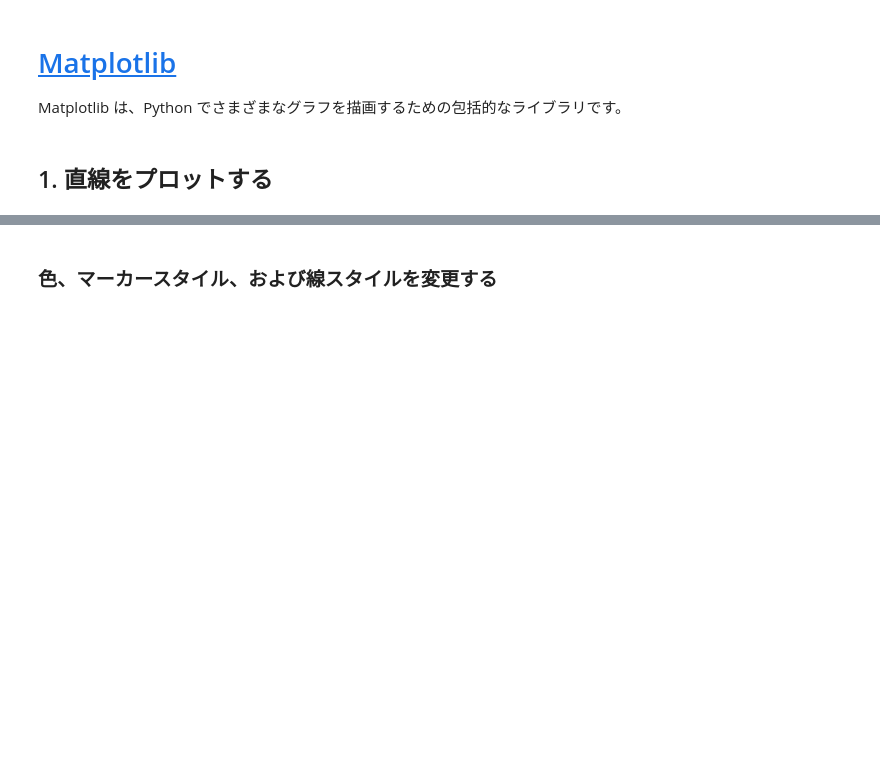
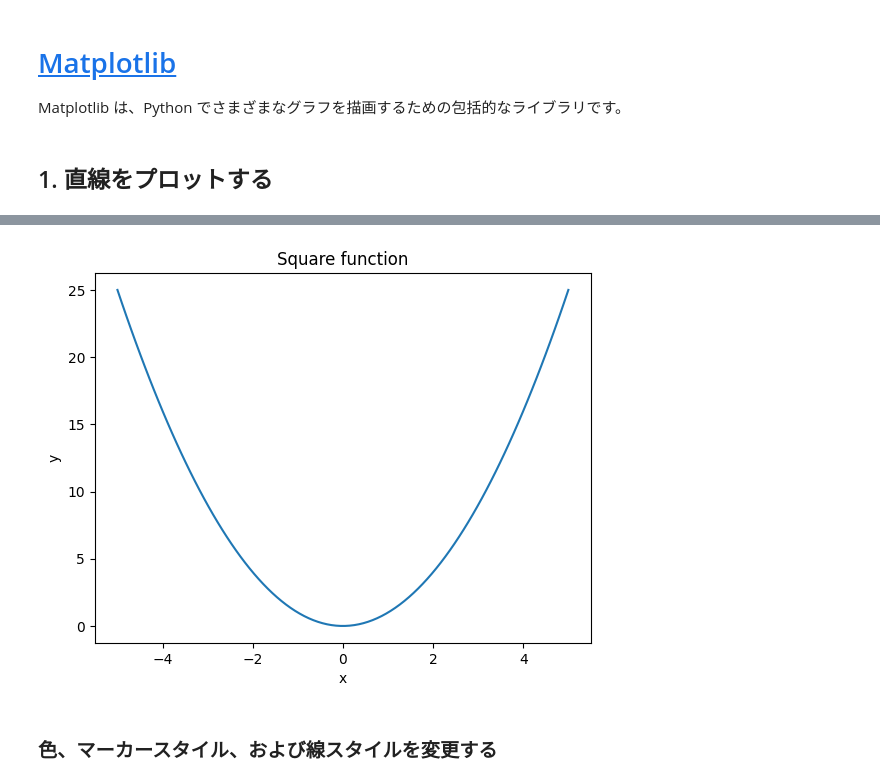
Before and after one commit to kkensuke/myjb-ja, a Jupyter notebook: _sources/pages/python/matplotlib.ipynb, the cells around one changed output, grey strips where cells are left out. Saved outputs shown, nothing was run; the diff lists cells and outputs as text; code cells hidden in the pictures; blank space fills up the shorter version.

```diff
--- a/_sources/pages/python/matplotlib.ipynb
+++ b/_sources/pages/python/matplotlib.ipynb
@@ -24,15 +26,17 @@ plt.show()
 # %%
 # 関数をプロットします。`plt` は `matplotlib.pyplot` の別名です。
 plt.plot(x, y)
 
 # 軸にラベルを追加
 plt.xlabel('x')
 plt.ylabel('y')
 
 # タイトルを追加
-plt.title('正方関数')
+plt.title('Square function')
 
 plt.show()
+# %% [output]
+[figure, added]
 # %% [markdown]
 ### 色、マーカースタイル、および線スタイルを変更する
 # %%
```
Also changed, not shown: parts of 13 cells of this notebook, 15 other files.
